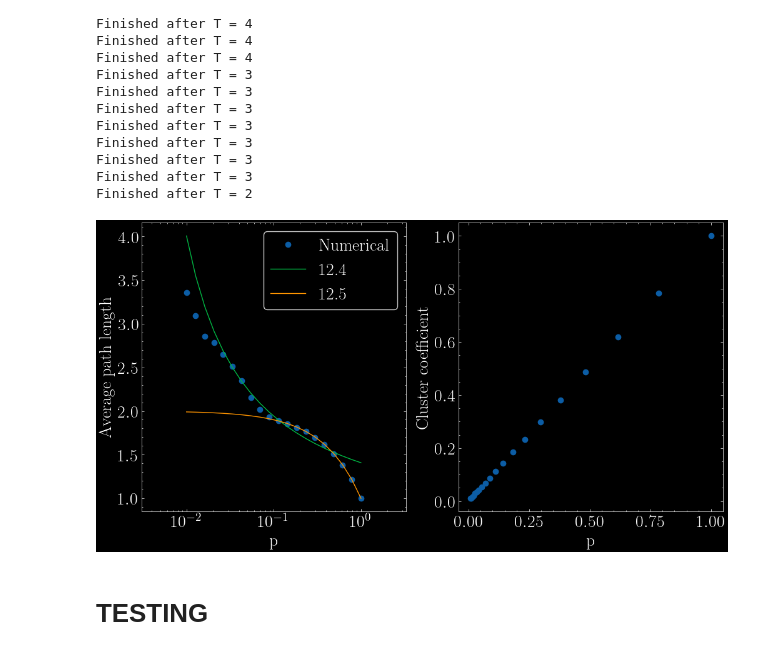
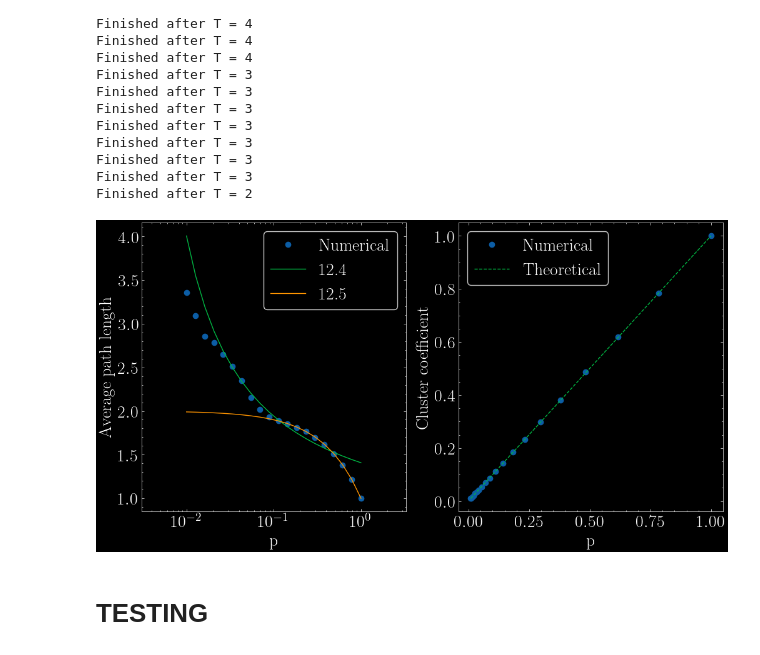
Before and after one commit to FelixWaldschock/Chalmers_FFR120_Simulation_Of_Complex_System, a Jupyter notebook: HW_03/Exercise_12-4.ipynb, the cells around one changed output. Saved outputs shown, nothing was run; the diff lists cells and outputs as text; code cells hidden in the pictures.

```diff
--- a/HW_03/Exercise_12-4.ipynb
+++ b/HW_03/Exercise_12-4.ipynb
@@ -256,32 +256,36 @@ Finished after T = 2
 # %%
 # compute the average path length for each p
 avg_path_length = np.zeros(len(p))
 for i in range(len(p)):
     avg_path_length[i] = getAveragePathLength(L_[:,:,i])
 
 # plot the average path length
 fig, ax = plt.subplots(1,2, figsize=(12,6))
 
 # plot the numerical data
 ax[0].semilogx(p, avg_path_length, 'o', label="Numerical")
 ax[0].set_xlabel("p")
 ax[0].set_ylabel("Average path length")
 ax[0].axis('equal');
 
 # plot the theoretical approximation
 ax[0].semilogx(p, theoretical_approximation_12_4(n,p), label="12.4")
 ax[0].semilogx(p, theoretical_approximation_12_5(p), label="12.5")
 ax[0].legend()
 
 # plot the clustering coefficient
 
 ax[1].plot(p, C, 'o', label="Numerical")
 ax[1].set_xlabel("p")
 ax[1].set_ylabel("Cluster coefficient")
 
+# plot the theoretical approximation which is just p
+ax[1].plot(p, p,'--', label="Theoretical")
+ax[1].legend()
+
 plt.show()
 # %% [output]
-[figure, old version]
+[figure, new version]
 # %% [markdown]
 # TESTING
 # %%
```
Also changed, not shown: 2 other files.
